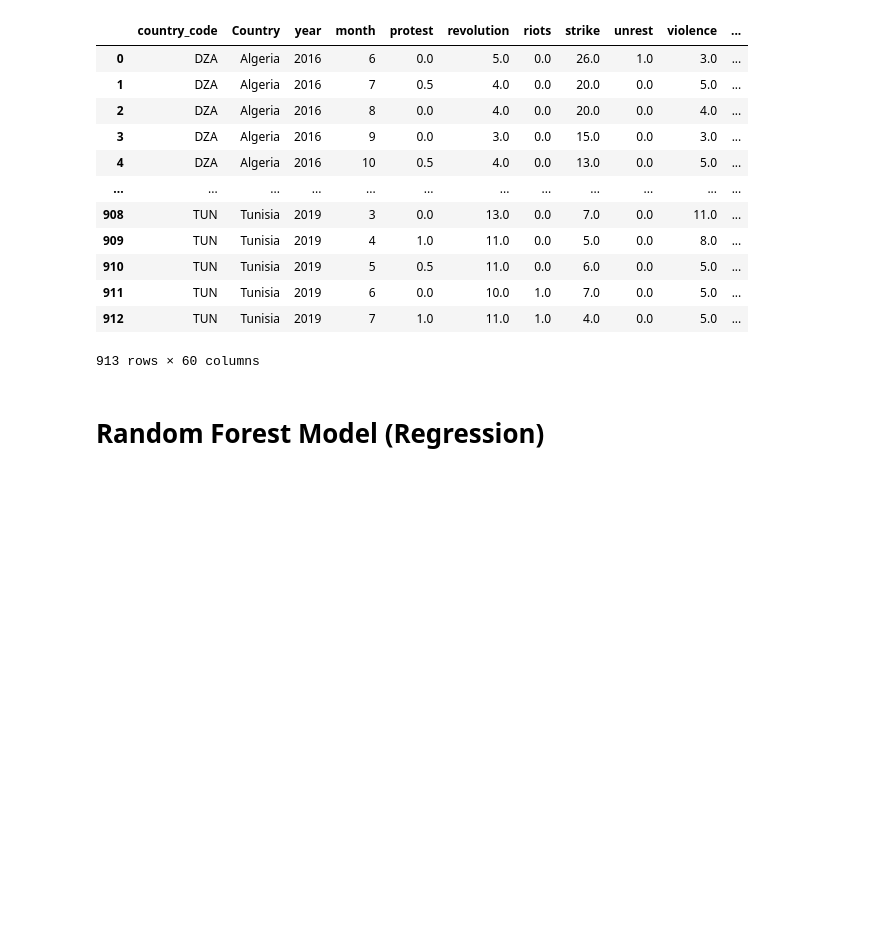
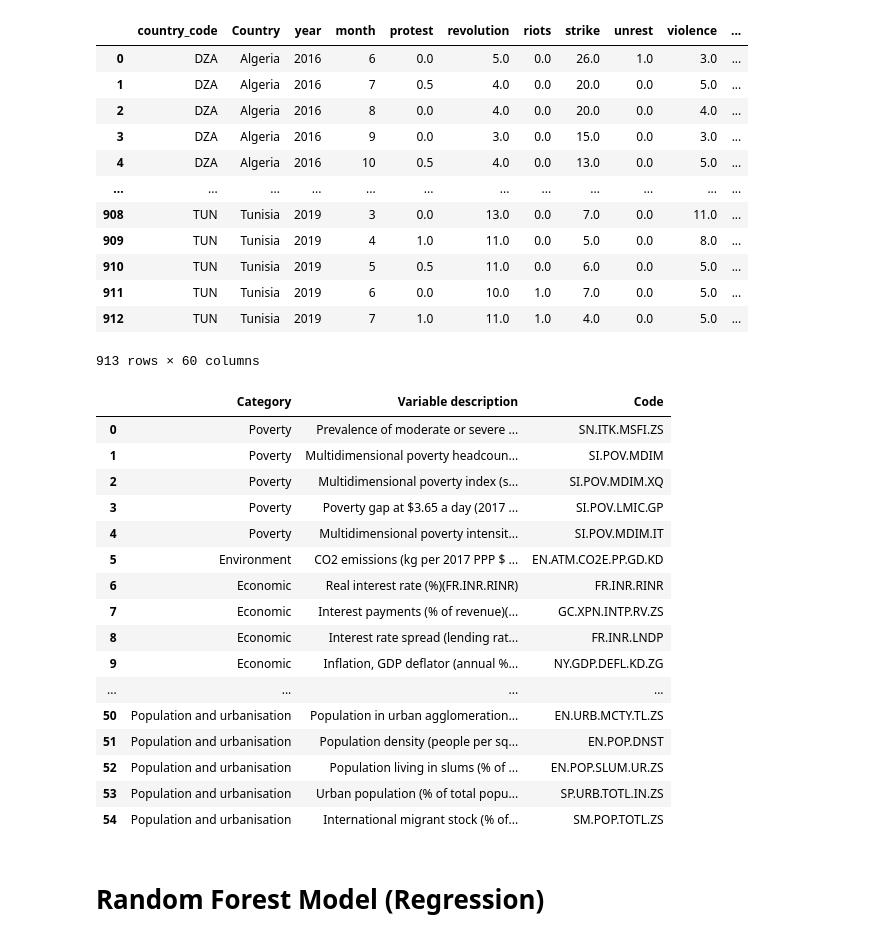
Before and after one commit to ShuklaPriyam/Data_Revolutions, a Jupyter notebook: random_forest.ipynb, the cells around one changed output. Cells and saved outputs as stored; diff of their text form; code cells hidden in the pictures; blank space fills up the shorter version.

```diff
--- a/random_forest.ipynb
+++ b/random_forest.ipynb
@@ -75,6 +75,28 @@ df_mena
 | 911 | TUN | Tunisia | 2019 | 6 | 0.0 | 10.0 | 1.0 | 7.0 | 0.0 | 5.0 | ... |
 | 912 | TUN | Tunisia | 2019 | 7 | 1.0 | 11.0 | 1.0 | 4.0 | 0.0 | 5.0 | ... |
 913 rows × 60 columns
+# %%
+df_var_names = pd.read_csv("Independent variable - WB/WB_categories.csv")
+df_var_names.drop(["Source", "Notes"], axis = 1, inplace = True)
+df_var_names
+# %% [output]
+|  | Category | Variable description | Code |
+| 0 | Poverty | Prevalence of moderate or severe ... | SN.ITK.MSFI.ZS |
+| 1 | Poverty | Multidimensional poverty headcoun... | SI.POV.MDIM |
+| 2 | Poverty | Multidimensional poverty index (s... | SI.POV.MDIM.XQ |
+| 3 | Poverty | Poverty gap at $3.65 a day (2017 ... | SI.POV.LMIC.GP |
+| 4 | Poverty | Multidimensional poverty intensit... | SI.POV.MDIM.IT |
+| 5 | Environment | CO2 emissions (kg per 2017 PPP $ ... | EN.ATM.CO2E.PP.GD.KD |
+| 6 | Economic | Real interest rate (%)(FR.INR.RINR) | FR.INR.RINR |
+| 7 | Economic | Interest payments (% of revenue)(... | GC.XPN.INTP.RV.ZS |
+| 8 | Economic | Interest rate spread (lending rat... | FR.INR.LNDP |
+| 9 | Economic | Inflation, GDP deflator (annual %... | NY.GDP.DEFL.KD.ZG |
+| ... | ... | ... | ... |
+| 50 | Population and urbanisation | Population in urban agglomeration... | EN.URB.MCTY.TL.ZS |
+| 51 | Population and urbanisation | Population density (people per sq... | EN.POP.DNST |
+| 52 | Population and urbanisation | Population living in slums (% of ... | EN.POP.SLUM.UR.ZS |
+| 53 | Population and urbanisation | Urban population (% of total popu... | SP.URB.TOTL.IN.ZS |
+| 54 | Population and urbanisation | International migrant stock (% of... | SM.POP.TOTL.ZS |
 # %% [markdown]
 # Random Forest Model (Regression)
 # %%
```
Also changed, not shown: parts of 11 cells of this notebook.
